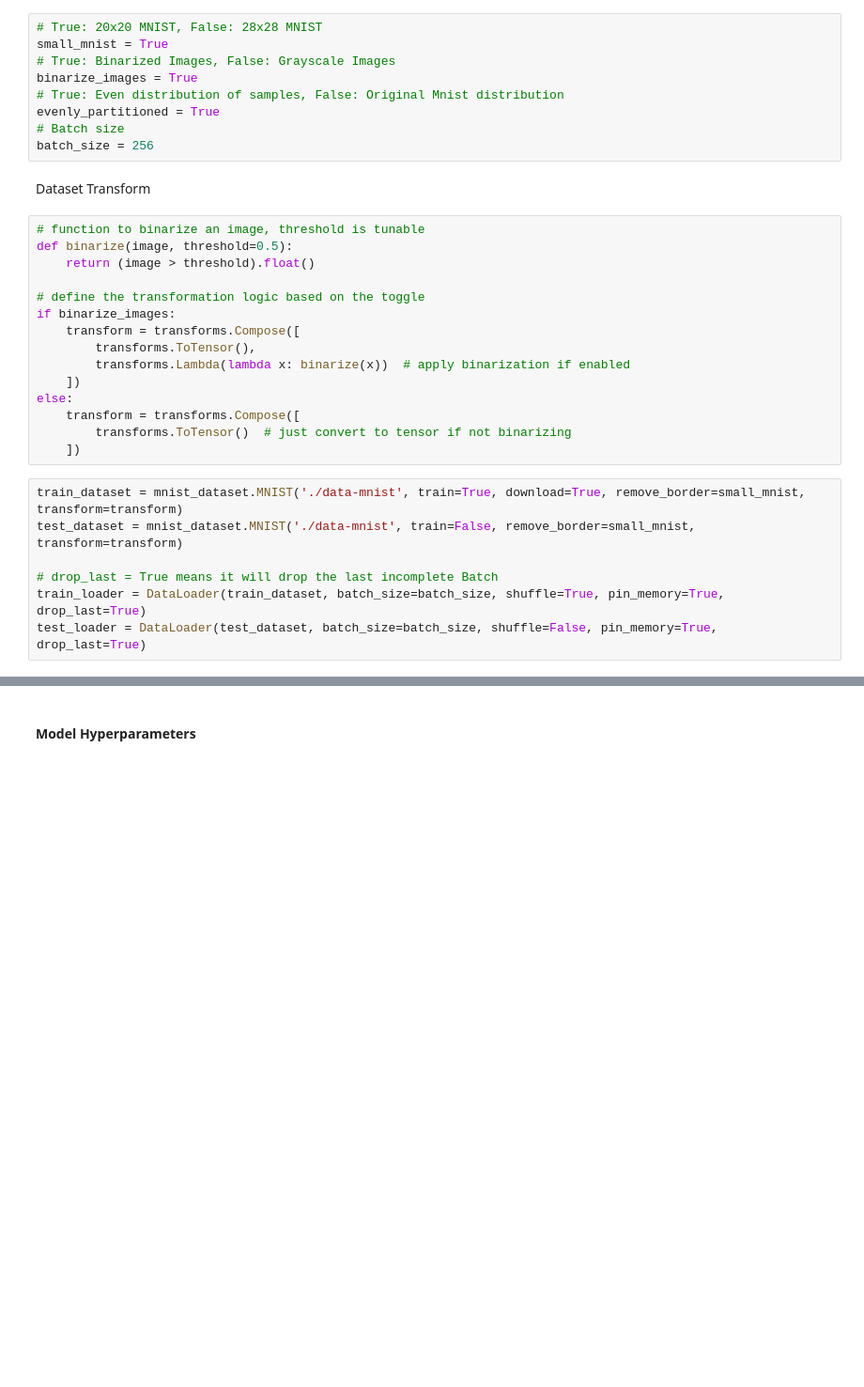
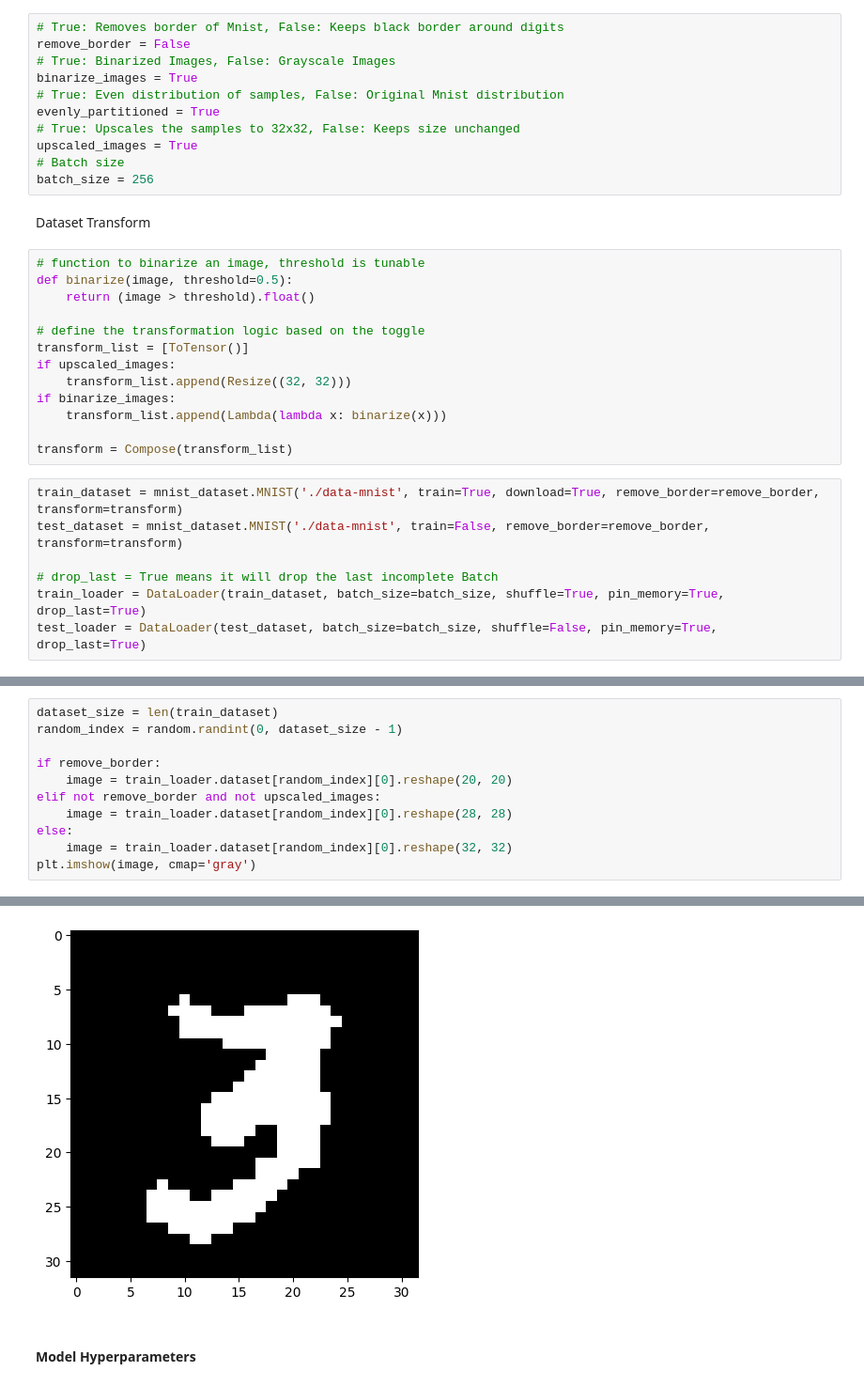
Before and after one commit to matheusmaldaner/EcoLogic, a Jupyter notebook: Main.ipynb, the cells around one changed output, grey strips where cells are left out. Shown: that part at 94% size. Cells and saved outputs as stored; diff of their text form; blank space fills up the shorter version.

Commit message:
added model training, testing and verilog conversion

```diff
--- a/Main.ipynb
+++ b/Main.ipynb
@@ -15,10 +23,12 @@ Variables
 # %%
-# True: 20x20 MNIST, False: 28x28 MNIST
-small_mnist = True
+# True: Removes border of Mnist, False: Keeps black border around digits
+remove_border = False
 # True: Binarized Images, False: Grayscale Images
 binarize_images = True
 # True: Even distribution of samples, False: Original Mnist distribution
 evenly_partitioned = True
+# True: Upscales the samples to 32x32, False: Keeps size unchanged
+upscaled_images = True
 # Batch size
 batch_size = 256
 # %% [markdown]
@@ -29,18 +39,16 @@ def binarize(image, threshold=0.5):
     return (image > threshold).float()
 
 # define the transformation logic based on the toggle
+transform_list = [ToTensor()]
+if upscaled_images:
+    transform_list.append(Resize((32, 32)))
 if binarize_images:
-    transform = transforms.Compose([
-        transforms.ToTensor(),
-        transforms.Lambda(lambda x: binarize(x))  # apply binarization if enabled
-    ])
-else:
-    transform = transforms.Compose([
-        transforms.ToTensor()  # just convert to tensor if not binarizing
-    ])
+    transform_list.append(Lambda(lambda x: binarize(x)))
+
+transform = Compose(transform_list)
 # %%
-train_dataset = mnist_dataset.MNIST('./data-mnist', train=True, download=True, remove_border=small_mnist, transform=transform)
-test_dataset = mnist_dataset.MNIST('./data-mnist', train=False, remove_border=small_mnist, transform=transform)
+train_dataset = mnist_dataset.MNIST('./data-mnist', train=True, download=True, remove_border=remove_border, transform=transform)
+test_dataset = mnist_dataset.MNIST('./data-mnist', train=False, remove_border=remove_border, transform=transform)
 
 # drop_last = True means it will drop the last incomplete Batch
 train_loader = DataLoader(train_dataset, batch_size=batch_size, shuffle=True, pin_memory=True, drop_last=True)
@@ -100,0 +112,12 @@ if evenly_partitioned:
+# %%
+dataset_size = len(train_dataset)
+random_index = random.randint(0, dataset_size - 1)
+
+if remove_border:
+    image = train_loader.dataset[random_index][0].reshape(20, 20)
+elif not remove_border and not upscaled_images:
+    image = train_loader.dataset[random_index][0].reshape(28, 28)
+else:
+    image = train_loader.dataset[random_index][0].reshape(32, 32)
+plt.imshow(image, cmap='gray')
+# %% [output]
@@ -101,2 +125,3 @@ if evenly_partitioned:
+[figure, added]
 # %% [markdown]
 #### Model Hyperparameters
```
Also changed, not shown: parts of 18 cells of this notebook, 1 other file.
